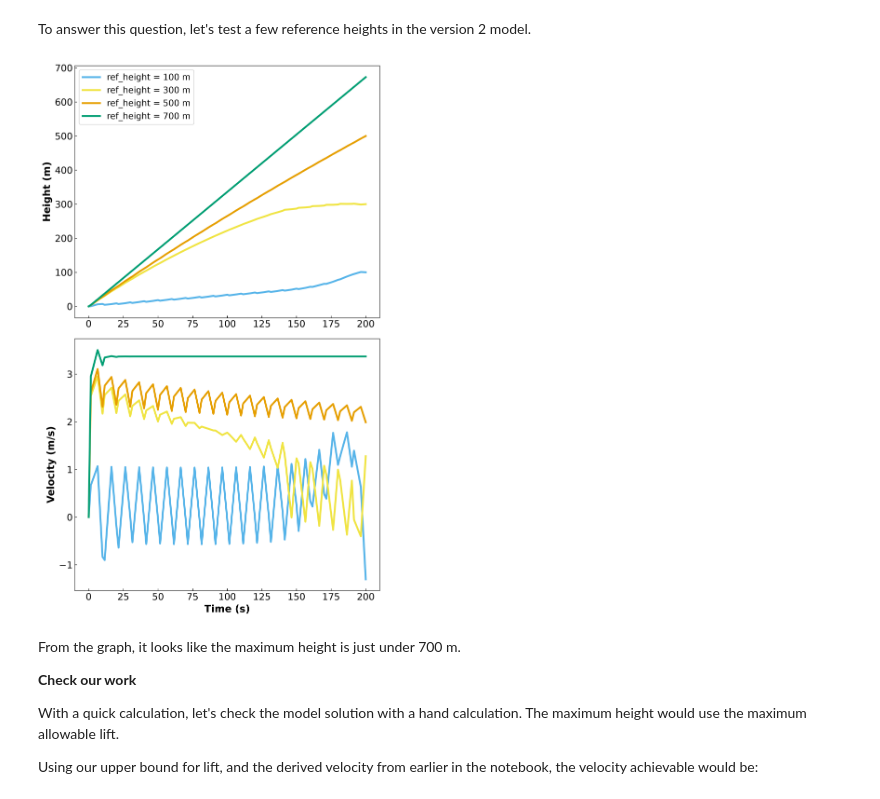
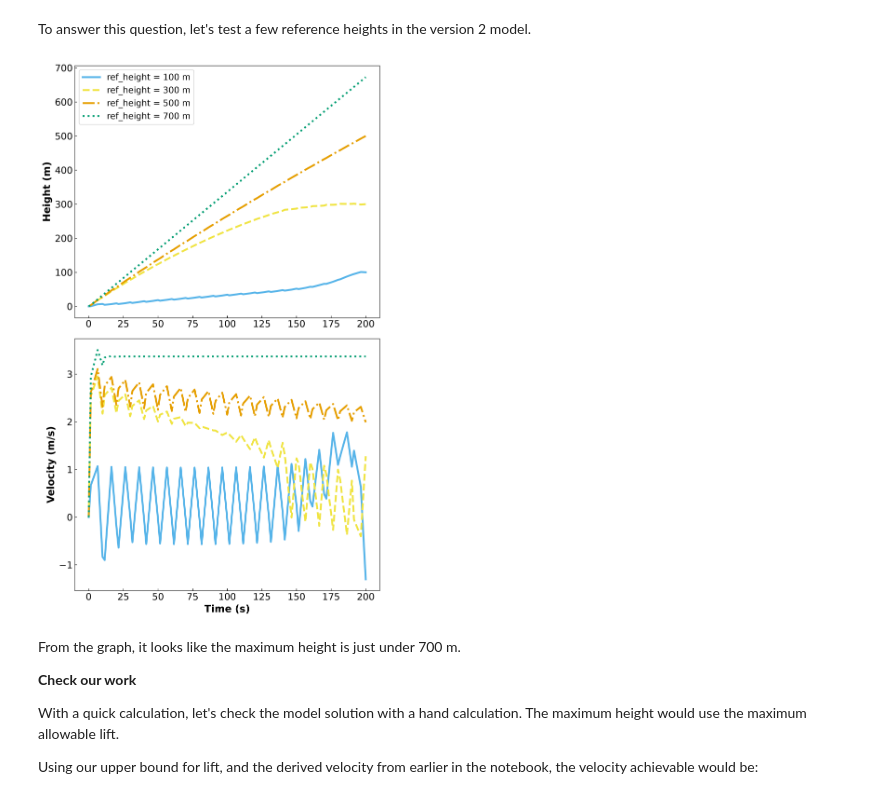
Before and after one commit to ndcbe/optimization, a Jupyter notebook: notebooks/3-dev/hot_air_balloon.ipynb, the cells around one changed output. Cells and saved outputs as stored; diff of their text form; code cells hidden in the pictures.

```diff
--- a/notebooks/3-dev/hot_air_balloon.ipynb
+++ b/notebooks/3-dev/hot_air_balloon.ipynb
@@ -227,6 +227,19 @@ okabeito_list = [
     okabeito.black,
 ]  # list of colors from the okabeito color pallete
 
+# Linestyles cycled alongside the colours, so a sweep of several series still
+# reads when the page is printed in black and white (figures/README.md).
+linestyle_list = [
+    "-",
+    "--",
+    "-.",
+    ":",
+    (0, (3, 1, 1, 1)),
+    (0, (5, 1)),
+    (0, (1, 1)),
+    (0, (3, 1, 1, 1, 1, 1)),
+]
+
 
 # Set-Up the Plotting/Visualization Function
 def visualize_model(m):
@@ -552,8 +565,11 @@ for i in lift_range:
     t = [j for j in m.t]
     h = [m.h[j]() for j in m.t]
     v = [m.v[j]() for j in m.t]
-    axs[0].plot(t, h, linewidth=3, label=f"L = {i} kN", color=colors[count])
-    axs[1].plot(t, v, linewidth=3, color=colors[count])
+    ls = linestyle_list[count % len(linestyle_list)]
+    axs[0].plot(
+        t, h, linewidth=3, label=f"L = {i} kN", color=colors[count], linestyle=ls
+    )
+    axs[1].plot(t, v, linewidth=3, color=colors[count], linestyle=ls)
     plt.xlabel("Time (s)", fontweight="bold", fontsize=16)
     axs[0].set_ylabel("Height (m)", fontweight="bold", fontsize=16)
     axs[1].set_ylabel("Velocity (m/s)", fontweight="bold", fontsize=16)
@@ -665,7 +681,7 @@ L_ub = 11464.68 N
 L_lb = 5910.48 N
 # %%
 def create_balloon_model_v2(height_ref):
-    """Fixed drag, added objective for difference of final height from height ref, sqaured.
+    """Fixed drag, added objective for difference of final height from height ref, squared.
 
     Input:
         height_ref: Reference desired final height (m).
@@ -767,35 +783,43 @@ To answer this question, let's test a few reference heights in the version 2 mod
 # %%
 NFE = 20
 count = 0
 
 # Set figure to hold plots
 fig, axs = plt.subplots(2, 1, dpi=300, figsize=(8, 12.8))
 colors = okabeito_list
 
 # Assign reference heights
 ref_heights = [100, 300, 500, 700]
 for i in ref_heights:
     m = create_balloon_model_v2(i)
     discretize_initialize(m, NFE)
     solve_model(m, tee=False)
-    t = [j for j in model.t]
+    t = [j for j in m.t]
     h = [m.h[j]() for j in m.t]
     v = [m.v[j]() for j in m.t]
-    axs[0].plot(t, h, linewidth=3, label=f"ref_height = {i} m", color=colors[count])
-    axs[1].plot(t, v, linewidth=3, color=colors[count])
+    ls = linestyle_list[count % len(linestyle_list)]
+    axs[0].plot(
+        t,
+        h,
+        linewidth=3,
+        label=f"ref_height = {i} m",
+        color=colors[count],
+        linestyle=ls,
+    )
+    axs[1].plot(t, v, linewidth=3, color=colors[count], linestyle=ls)
     plt.xlabel("Time (s)", fontweight="bold", fontsize=16)
     axs[0].set_ylabel("Height (m)", fontweight="bold", fontsize=16)
     axs[1].set_ylabel("Velocity (m/s)", fontweight="bold", fontsize=16)
     count += 1
 
 # Format for publication quality
 axs[0].legend()
 axs[0].tick_params(direction="in", labelsize=15)
 axs[1].tick_params(direction="in", labelsize=15)
 plt.tight_layout()
 plt.show()
 # %% [output]
-[figure, old version]
+[figure, new version]
 # %% [markdown]
 From the graph, it looks like the maximum height is just under 700 m.
 
```
Also changed, not shown: parts of 16 cells of this notebook.
